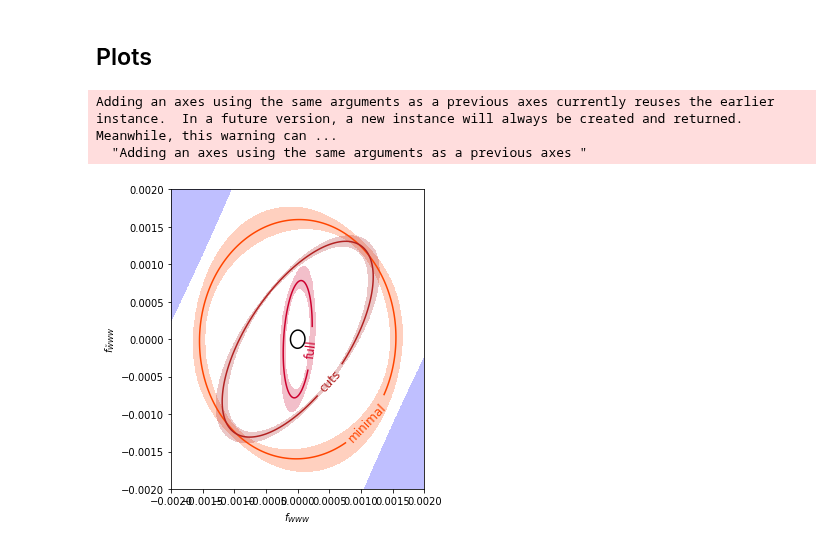
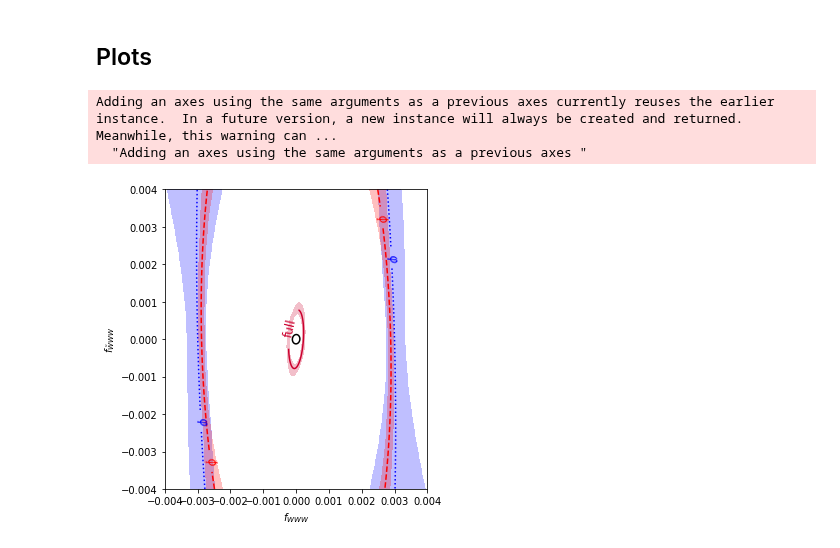
Before and after one commit to dlvp/diboson_mining, a Jupyter notebook: notebooks/wgamma/07_plot_fisher_information.ipynb, the cells around one changed output. Saved outputs shown, nothing was run; the diff lists cells and outputs as text; code cells hidden in the pictures.

```diff
--- a/notebooks/wgamma/07_plot_fisher_information.ipynb
+++ b/notebooks/wgamma/07_plot_fisher_information.ipynb
@@ -127,8 +127,8 @@ def make_plot(ml_prefix = '', indices=None, xmax=0.004):
 # %% [markdown]
 ## Plots
 # %%
-fig = make_plot('', xmax=0.002)
+fig = make_plot('', xmax=0.004, indices=[0,1,7,8,11])
 # %% [output]
 Adding an axes using the same arguments as a previous axes currently reuses the earlier instance.  In a future version, a new instance will always be created and returned.  Meanwhile, this warning can ...
   "Adding an axes using the same arguments as a previous axes "
-[figure, old version]
+[figure, new version]
```
Also changed, not shown: 4 other files.
